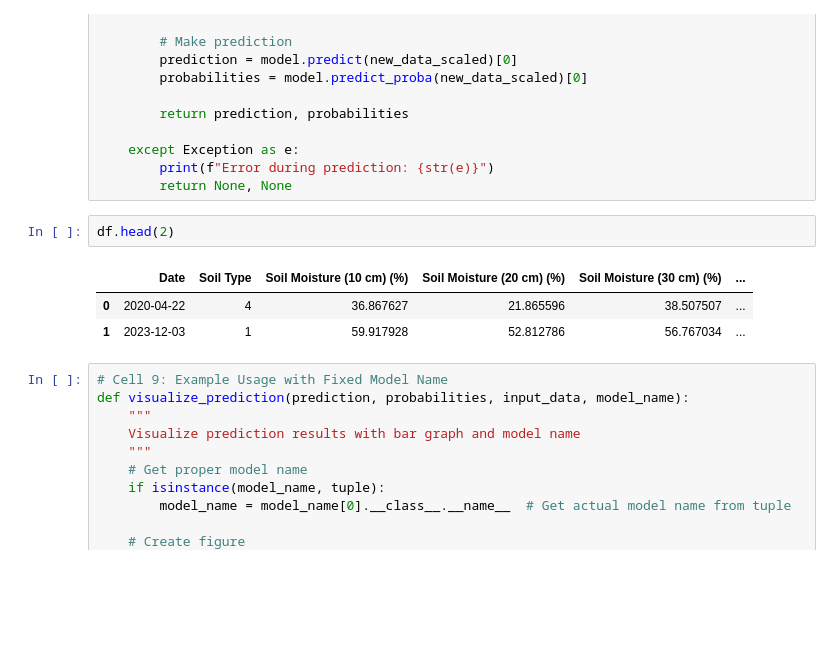
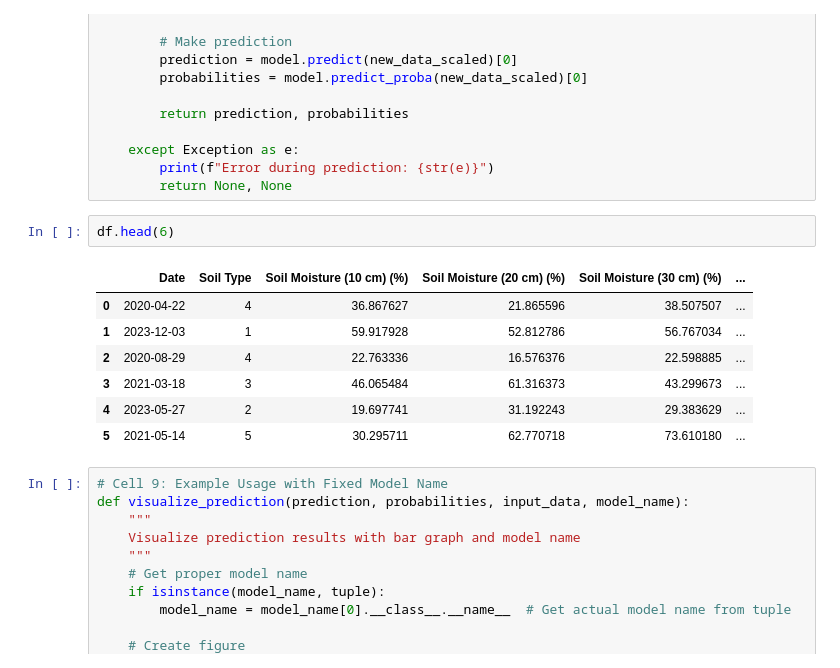
Before and after one commit to thanujaD00/Research_Procjct, a Jupyter notebook: CoconutWaterShedule/trained_Model.ipynb, the cells around one changed output. Drawn from its saved outputs; the diff is of its cells as text; blank space fills up the shorter version.

```diff
--- a/CoconutWaterShedule/trained_Model.ipynb
+++ b/CoconutWaterShedule/trained_Model.ipynb
@@ -315,11 +379,15 @@ def predict_water_need(soil_type, moisture_10cm, moisture_20cm, moisture_30cm,
         print(f"Error during prediction: {str(e)}")
         return None, None
 # %%
-df.head(2)
+df.head(6)
 # %% [output]
 |  | Date | Soil Type | Soil Moisture (10 cm) (%) | Soil Moisture (20 cm) (%) | Soil Moisture (30 cm) (%) | ... |
 | 0 | 2020-04-22 | 4 | 36.867627 | 21.865596 | 38.507507 | ... |
 | 1 | 2023-12-03 | 1 | 59.917928 | 52.812786 | 56.767034 | ... |
+| 2 | 2020-08-29 | 4 | 22.763336 | 16.576376 | 22.598885 | ... |
+| 3 | 2021-03-18 | 3 | 46.065484 | 61.316373 | 43.299673 | ... |
+| 4 | 2023-05-27 | 2 | 19.697741 | 31.192243 | 29.383629 | ... |
+| 5 | 2021-05-14 | 5 | 30.295711 | 62.770718 | 73.610180 | ... |
 # %%
 # Cell 9: Example Usage with Fixed Model Name
 def visualize_prediction(prediction, probabilities, input_data, model_name):
```
Also changed, not shown: parts of 3 cells of this notebook, 1 other file.
